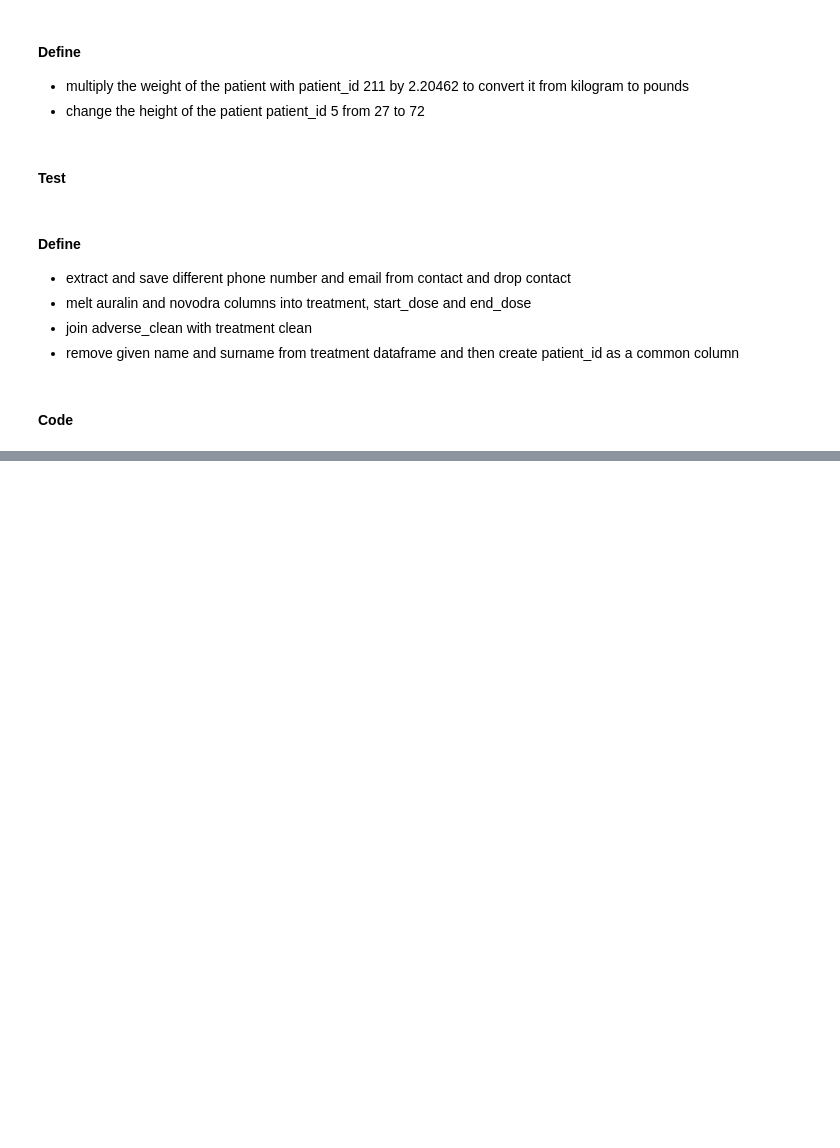
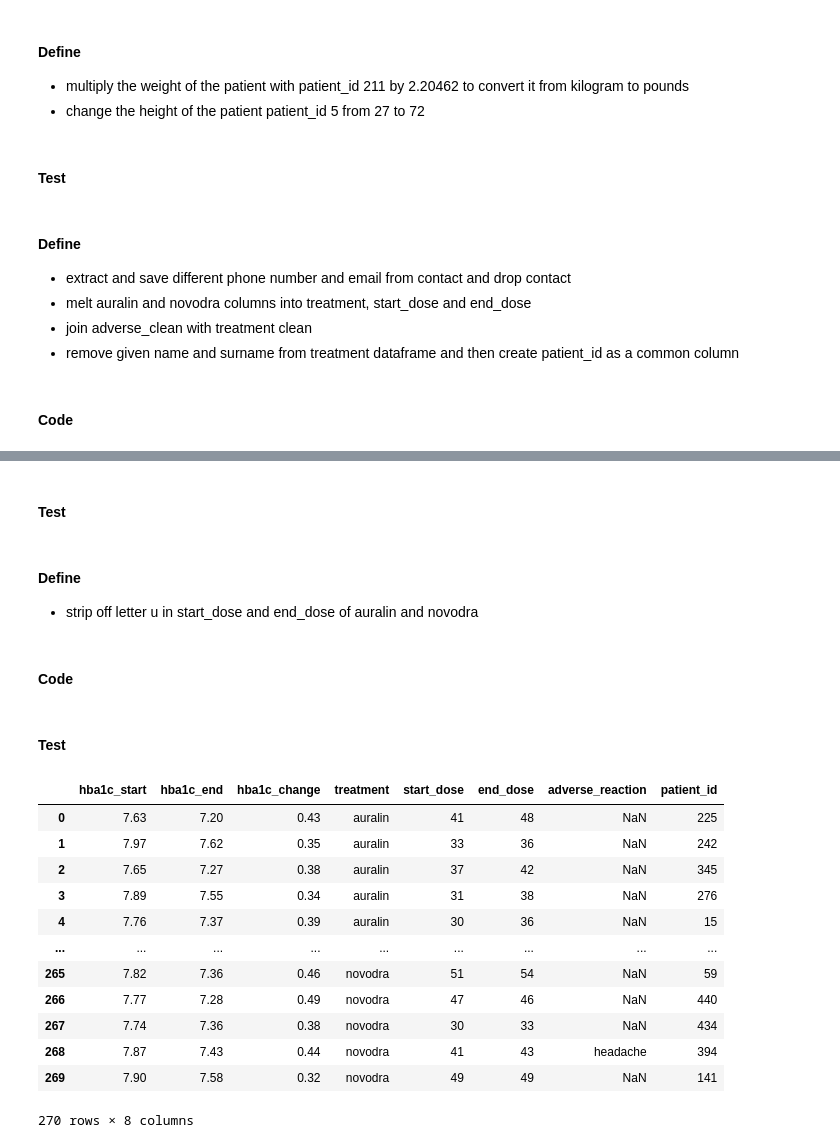
Before and after one commit to Bankrid/Auralin-Data-Analysis, a Jupyter notebook: Auralin.ipynb, the cells around one changed output, grey strips where cells are left out. Saved outputs shown, nothing was run; the diff lists cells and outputs as text; code cells hidden in the pictures; blank space fills up the shorter version.

```diff
--- a/Auralin.ipynb
+++ b/Auralin.ipynb
@@ -438,3 +457,16 @@ treatment_clean.drop('dose', axis = 1, inplace = True)
 # %%
 # join adverse_clean with treatment clean
 complete_treatment = pd.merge(left = treatment_clean, right = adverse_clean, on = ['given_name', 'surname'], how = 'left')
+
+# remove given name and surname from complete_treatment dataframe and then create patient_id as a common column
+
+# capitalize given-name and surname in complete_treatment
+complete_treatment[['given_name', 'surname']] = complete_treatment[['given_name', 'surname']].apply(lambda x: x.str.capitalize())
+
+# join patient id with complete treatment
+
+treatment_dff = pd.merge(left = complete_treatment, right = patient_clean[["patient_id", "surname", "given_name"]],
+         on = ["surname", "given_name"], how = 'inner')
+
+# drop surname and given_name columns
+treatment_dff = treatment_dff.drop(['given_name', 'surname'], axis = 1)
@@ -501,0 +473,28 @@ c
+# %% [markdown]
+#### Test
+# %% [markdown]
+#### Define
+
+* strip off letter u in start_dose and end_dose of auralin and novodra
+# %% [markdown]
+#### Code
+# %%
+treatment_dff[['start_dose', 'end_dose']] = treatment_dff[['start_dose', 'end_dose']].apply(lambda x: x.str.replace('u', '').astype(int))
+# %% [markdown]
+#### Test
+# %%
+treatment_dff
+# %% [output]
+|  | hba1c_start | hba1c_end | hba1c_change | treatment | start_dose | end_dose | adverse_reaction | patient_id |
+| 0 | 7.63 | 7.20 | 0.43 | auralin | 41 | 48 | NaN | 225 |
+| 1 | 7.97 | 7.62 | 0.35 | auralin | 33 | 36 | NaN | 242 |
+| 2 | 7.65 | 7.27 | 0.38 | auralin | 37 | 42 | NaN | 345 |
+| 3 | 7.89 | 7.55 | 0.34 | auralin | 31 | 38 | NaN | 276 |
+| 4 | 7.76 | 7.37 | 0.39 | auralin | 30 | 36 | NaN | 15 |
+| ... | ... | ... | ... | ... | ... | ... | ... | ... |
+| 265 | 7.82 | 7.36 | 0.46 | novodra | 51 | 54 | NaN | 59 |
+| 266 | 7.77 | 7.28 | 0.49 | novodra | 47 | 46 | NaN | 440 |
+| 267 | 7.74 | 7.36 | 0.38 | novodra | 30 | 33 | NaN | 434 |
+| 268 | 7.87 | 7.43 | 0.44 | novodra | 41 | 43 | headache | 394 |
+| 269 | 7.90 | 7.58 | 0.32 | novodra | 49 | 49 | NaN | 141 |
+270 rows × 8 columns
```
Also changed, not shown: parts of 11 cells of this notebook.
